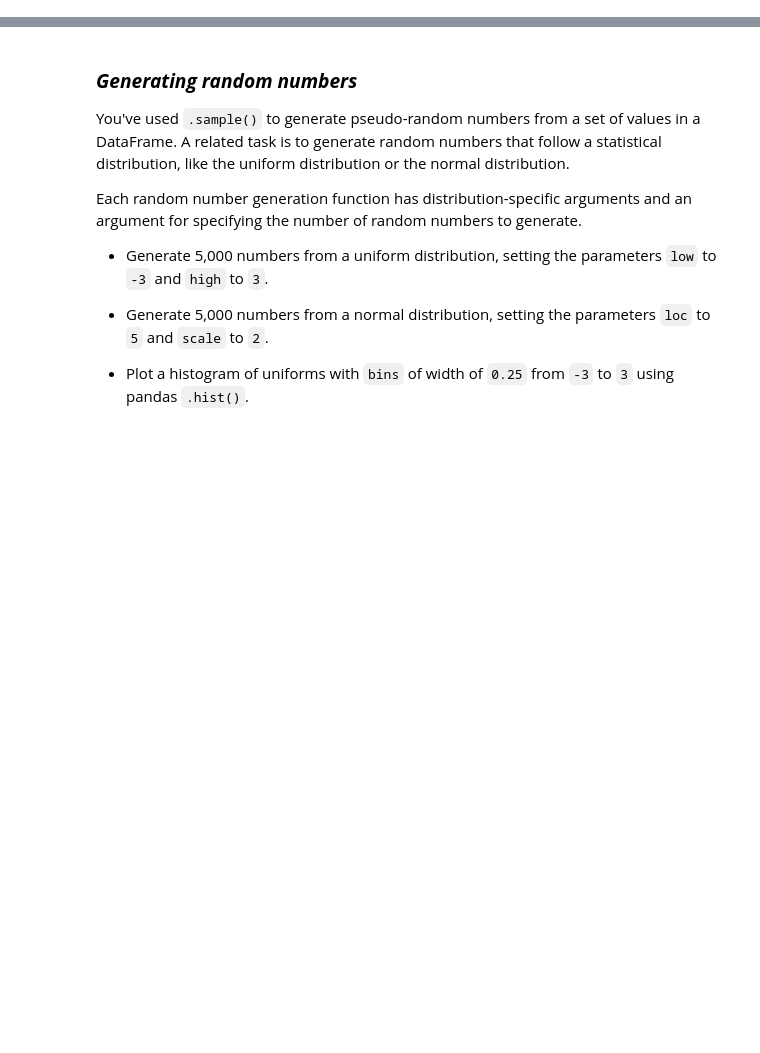
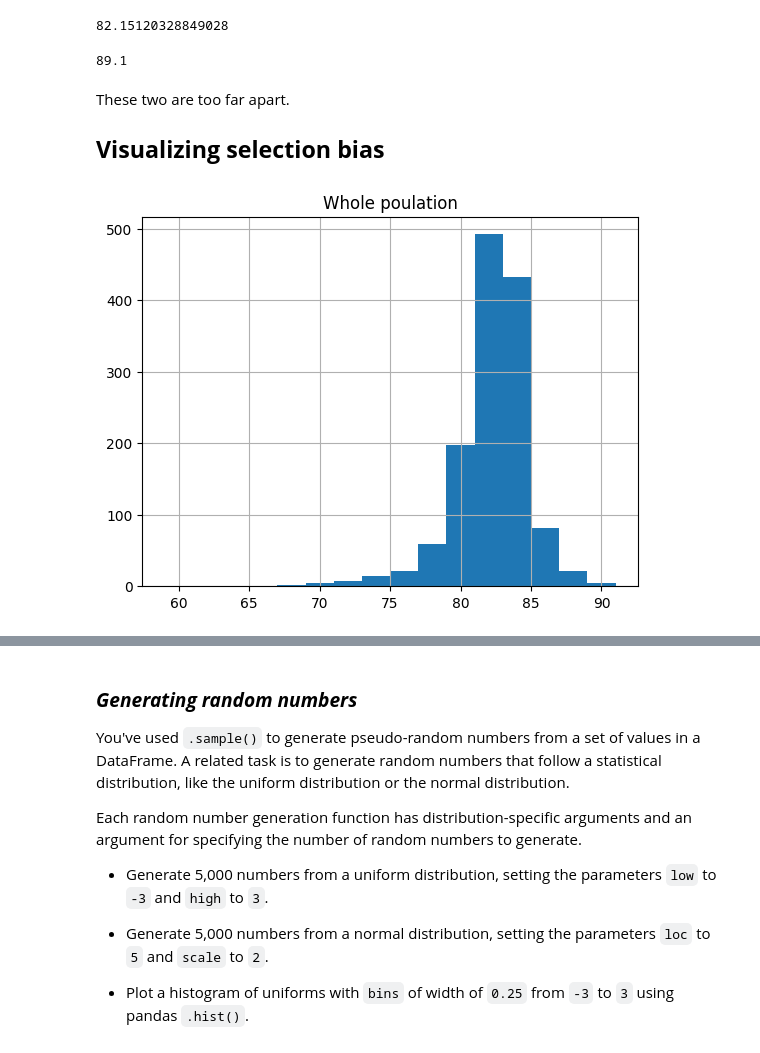
Before and after one commit to armeros/DC_Stats_Sampling, a Jupyter notebook: Sampling.ipynb, the cells around one changed output, grey strips where cells are left out. Cells and saved outputs as stored; diff of their text form; code cells hidden in the pictures; blank space fills up the shorter version.

```diff
--- a/Sampling.ipynb
+++ b/Sampling.ipynb
@@ -2,0 +97,21 @@
+# %%
+coffee_ratings = pd.read_feather('/content/coffee_ratings_full.feather')
+coffee_ratings['total_cup_points'].mean()
+# %% [output]
+82.15120328849028
+# %%
+coffee_ratings['total_cup_points'].head(10).mean()
+# %% [output]
+89.1
+# %% [markdown]
+These two are too far apart.
+
+## **Visualizing selection bias**
+# %%
+import matplotlib.pyplot as plt
+
+coffee_ratings['total_cup_points'].hist(bins=np.arange(59, 93, 2))
+plt.title("Whole poulation")
+plt.show()
+# %% [output]
+[figure, added]
```
Also changed, not shown: parts of 94 cells of this notebook.
